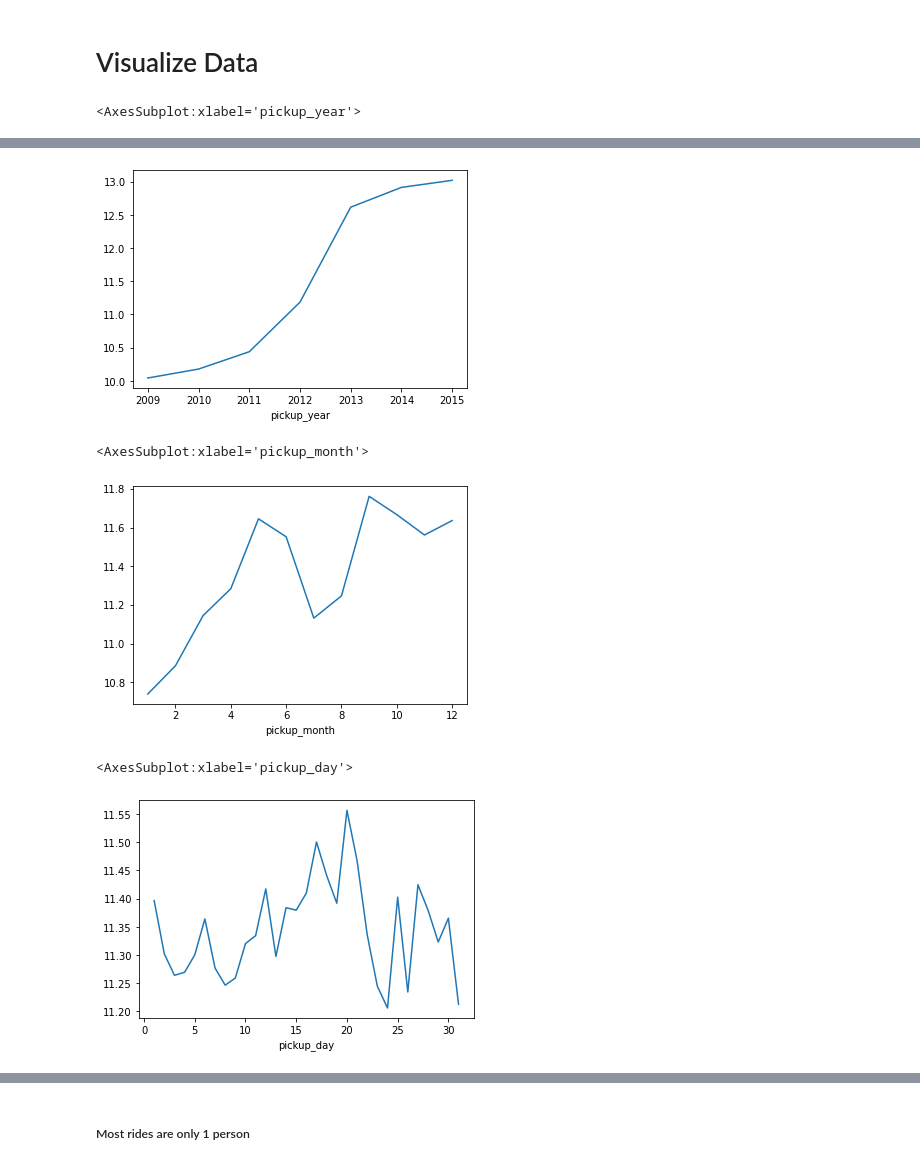
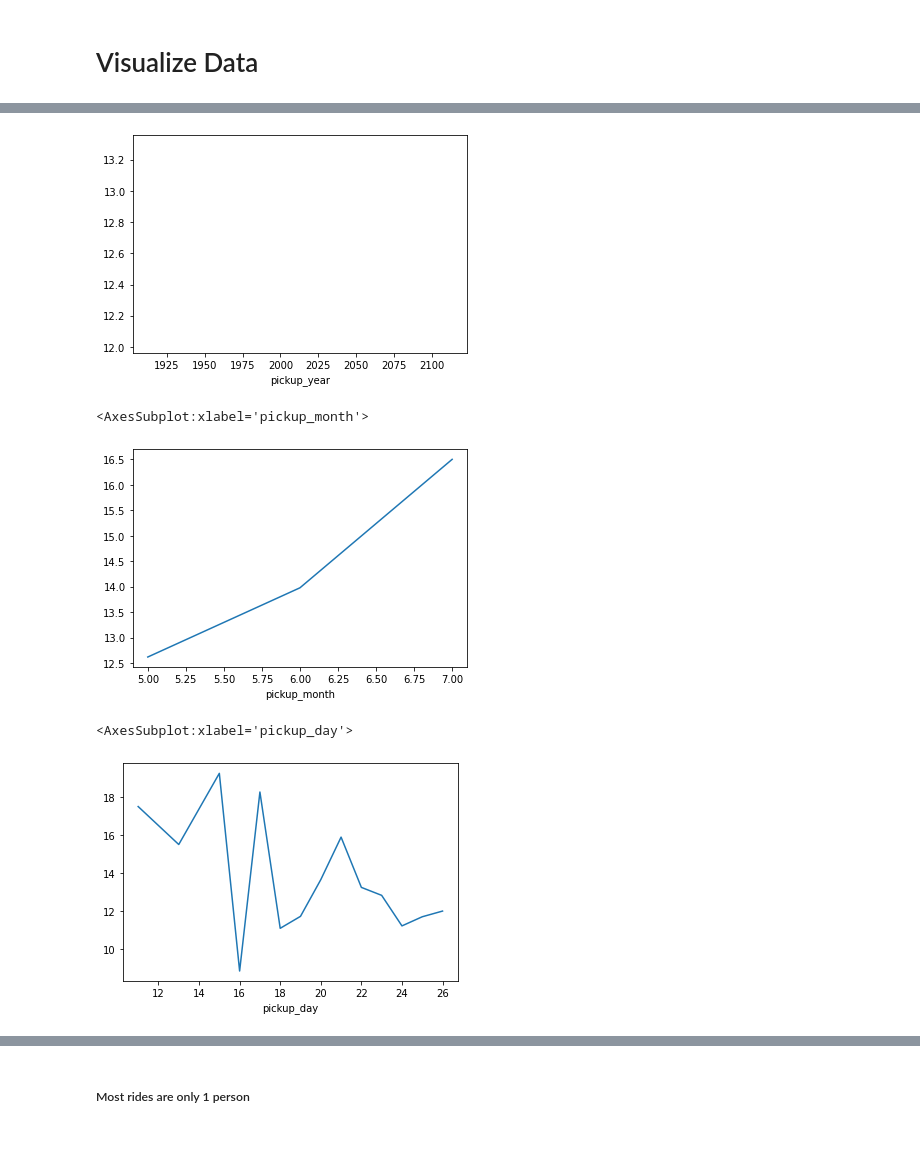
Before and after one commit to Isaksson98/taxi_fare_prediction, a Jupyter notebook: main.ipynb, the cells around one changed output, grey strips where cells are left out. Saved outputs shown, nothing was run; the diff lists cells and outputs as text; code cells hidden in the pictures; blank space fills up the shorter version.

```diff
--- a/main.ipynb
+++ b/main.ipynb
@@ -22,7 +25,6 @@ train = train.dropna() #Very few data entries are n/a so doesn't make a huge dif
 # %%
-#First convert from datetime object to pandas datetime obejct
-
-train['pickup_datetime'] = pd.to_datetime(train['pickup_datetime'], format='%Y%m%d')
+#First convert from python datetime object to pandas datetime obejct
+train['pickup_datetime'] = pd.to_datetime(train['pickup_datetime'])
 # %%
 #Seperate datetime object into year/month/day/hour
 
@@ -40,3 +42,30 @@ train.head(5)
 | 2 | 2011-08-18 00:35:00.00000049 | 5.7 | 2011-08-18 00:35:00+00:00 | -73.982738 | 40.761270 | -73.991242 | ... |
 | 3 | 2012-04-21 04:30:42.0000001 | 7.7 | 2012-04-21 04:30:42+00:00 | -73.987130 | 40.733143 | -73.991567 | ... |
 | 4 | 2010-03-09 07:51:00.000000135 | 5.3 | 2010-03-09 07:51:00+00:00 | -73.968095 | 40.768008 | -73.956655 | ... |
+# %%
+# Calculate distance of ride
+
+# vectorized haversine function
+def haversine(lat1, lon1, lat2, lon2, to_radians=True, earth_radius=6371):
+    """
+    slightly modified version: of http://stackoverflow.com/a/29546836/2901002
+
+    Calculate the great circle distance between two points
+    on the earth (specified in decimal degrees or in radians)
+
+    All (lat, lon) coordinates must have numeric dtypes and be of equal length.
+
+    """
+    if to_radians:
+        lat1, lon1, lat2, lon2 = np.radians([lat1, lon1, lat2, lon2])
+
+    a = np.sin((lat2-lat1)/2.0)**2 + \
+        np.cos(lat1) * np.cos(lat2) * np.sin((lon2-lon1)/2.0)**2
+
+    return earth_radius * 2 * np.arcsin(np.sqrt(a))
+
+
+train['distance'] = \
+    haversine( train['pickup_latitude'], train['pickup_longitude'],train['dropoff_latitude'], train['dropoff_longitude'] )
+
+train.head(5)
@@ -42,0 +97,12 @@ train.head(5)
+# %%
+train = train[train['fare_amount'] > 0]
+
+train = train[ (train['pickup_longitude'] > 40.4)   &  (train['pickup_longitude'] < 41) ]
+train = train[ (train['dropoff_longitude'] > 40.4)  &  (train['dropoff_longitude'] < 41) ]
+
+train = train[ (train['pickup_latitude'] > -74.3)   &  (train['pickup_latitude'] < -73.6) ]
+train = train[ (train['dropoff_latitude'] > -74.3)  &  (train['dropoff_latitude'] < -73.6) ]
+
+train = train[train['passenger_count'] < 10]
+
+train = train[train['distance'] > 0]
@@ -44,5 +124,5 @@ train.head(5)
 # Visualize Data
 # %%
 train.groupby('pickup_year')['fare_amount'].mean().plot()
+train.head(5)
 # %% [output]
-<AxesSubplot:xlabel='pickup_year'>
@@ -49,13 +135,13 @@ train.groupby('pickup_year')['fare_amount'].mean().plot()
-[figure, old version]
+[figure, new version]
 # %%
 train.groupby('pickup_month')['fare_amount'].mean().plot()
 # %% [output]
 <AxesSubplot:xlabel='pickup_month'>
-[figure, old version]
+[figure, new version]
 # %%
 train.groupby('pickup_day')['fare_amount'].mean().plot()
 # %% [output]
 <AxesSubplot:xlabel='pickup_day'>
-[figure, old version]
+[figure, new version]
 # %%
 train.groupby('pickup_day_of_week')['fare_amount'].mean().plot()
```
Also changed, not shown: parts of 24 cells of this notebook.
